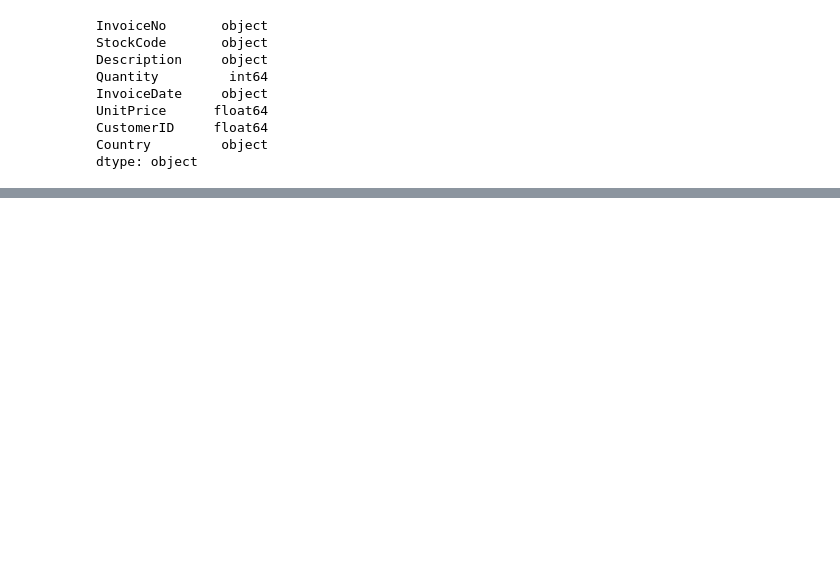
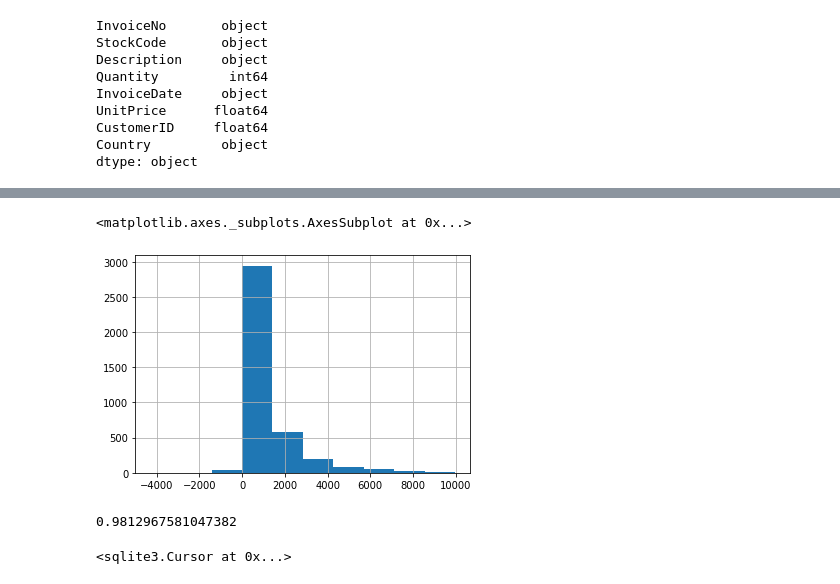
Before and after one commit to loechka/homeworks, a Jupyter notebook: kaggle_ecommerce_data.ipynb, the cells around one changed output, grey strips where cells are left out. Cells and saved outputs as stored; diff of their text form; code cells hidden in the pictures; blank space fills up the shorter version.

```diff
--- a/kaggle_ecommerce_data.ipynb
+++ b/kaggle_ecommerce_data.ipynb
@@ -65,0 +108,47 @@ dtype: object
+# %%
+sql = '''select
+
+t.CustomerID,
+min(t.InvoiceDate) as reg_date,
+sum(t.Quantity * t.UnitPrice) as revenue
+
+from ecommerce t
+where date(t.InvoiceDate,'start of month') <= '2011-10-01'
+and t.CustomerID is not null
+group by t.CustomerID
+'''
+t = select(sql)
+# %%
+t[t['revenue'] < 10000]['revenue'].hist()
+# %% [output]
+<matplotlib.axes._subplots.AxesSubplot at 0x...>
+[figure, added]
+# %%
+len(t[t['revenue'] < 10000]['revenue']) / len(t)
+# %% [output]
+0.9812967581047382
+# %%
+sql = '''
+drop table if exists customer;
+create table customer as
+select *,
+date('2011-11-01') as month,
+julianday(date('2011-11-01')) - julianday(last_purchase) as R
+
+from
+(select
+t.CustomerID,
+min(t.InvoiceDate) as reg_date,
+max(t.InvoiceDate) as last_purchase,
+sum(t.Quantity * t.UnitPrice) as M,
+count(distinct t.InvoiceNo) as F
+
+from ecommerce t
+where date(t.InvoiceDate,'start of month') <= '2011-10-01'
+and t.CustomerID is not null
+group by t.CustomerID
+having M < 10000)
+'''
+cur.executescript(sql)
+# %% [output]
+<sqlite3.Cursor at 0x...>
```
Also changed, not shown: parts of 25 cells of this notebook.
